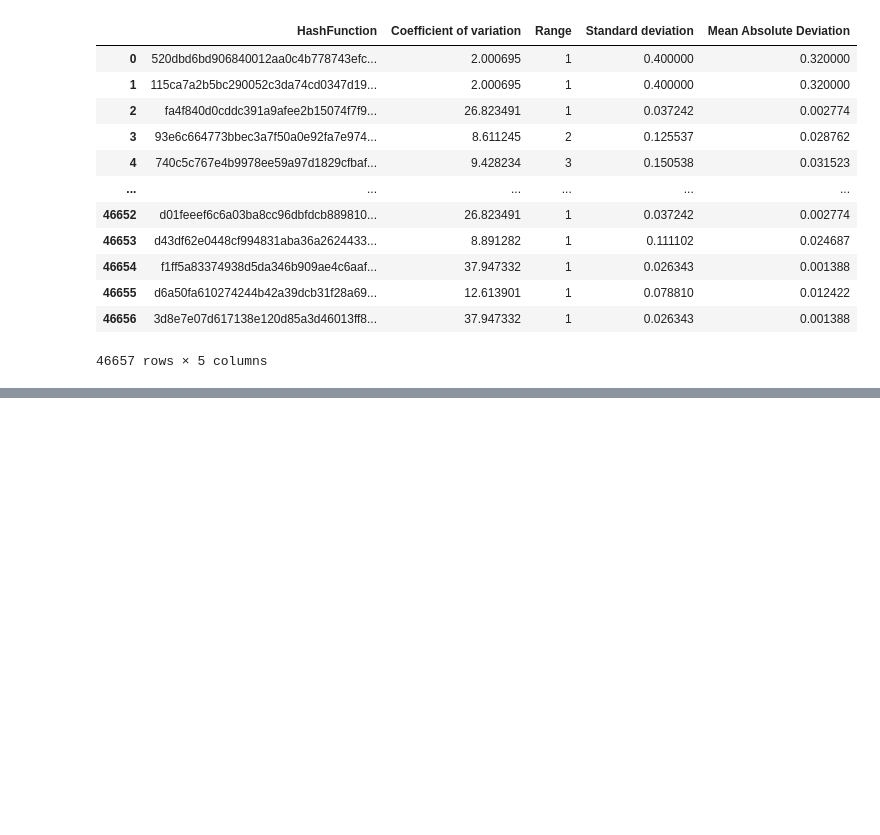
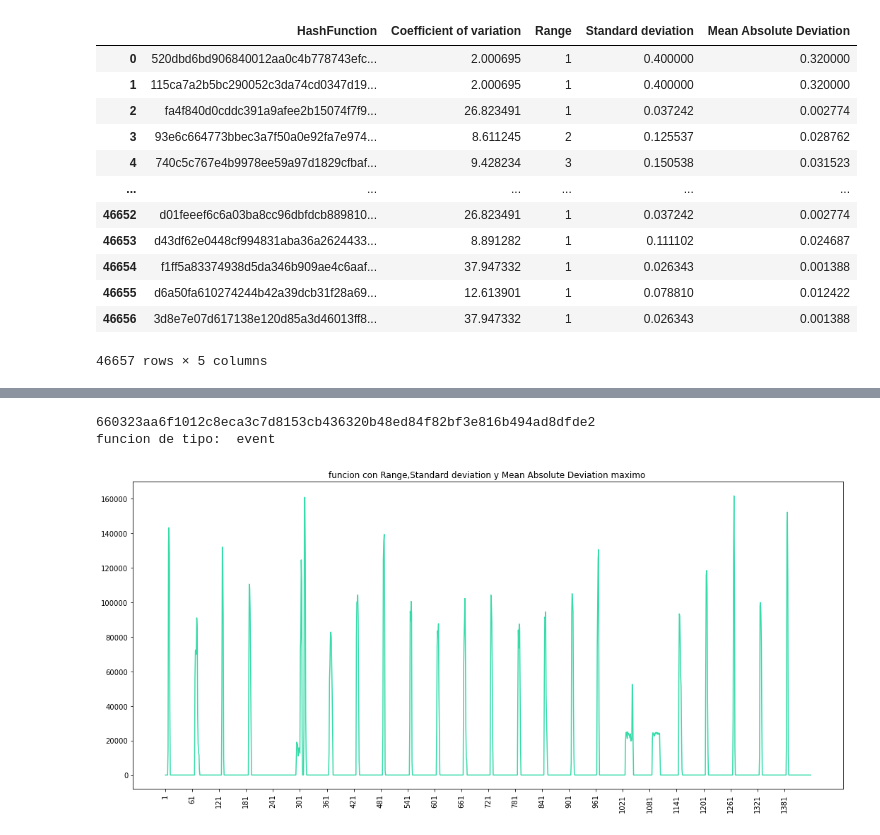
Before and after one commit to robinsonf214/Analisis_CVR, a Jupyter notebook: Preguntas.ipynb, the cells around one changed output, grey strips where cells are left out. Drawn from its saved outputs; the diff is of its cells as text; code cells hidden in the pictures; blank space fills up the shorter version.

```diff
--- a/Preguntas.ipynb
+++ b/Preguntas.ipynb
@@ -409,0 +466,17 @@ funciones_analisis
+# %%
+# funcion con Range,Standard deviation y Mean Absolute Deviation maximo
+print(funciones_analisis.idxmax()[1])
+print('funcion de tipo: ',dia.loc[funciones_analisis.idxmax()[1]]['Trigger'])
+plt.figure(figsize=(18,8))
+
+plt.plot(dia.loc[funciones_analisis.idxmax()[2]].drop(['Trigger']), '#35DBA9')
+#plt.xlim(0, 1440)
+#plt.ylim(100000, 650000)
+plt.xticks(np.arange(0, 1440,60))
+plt.xticks(rotation=90)
+plt.title("funcion con Range,Standard deviation y Mean Absolute Deviation maximo ")
+plt.ion()
+# %% [output]
+660323aa6f1012c8eca3c7d8153cb436320b48ed84f82bf3e816b494ad8dfde2
+funcion de tipo:  event
+[figure, added]
```
Also changed, not shown: parts of 5 cells of this notebook.
